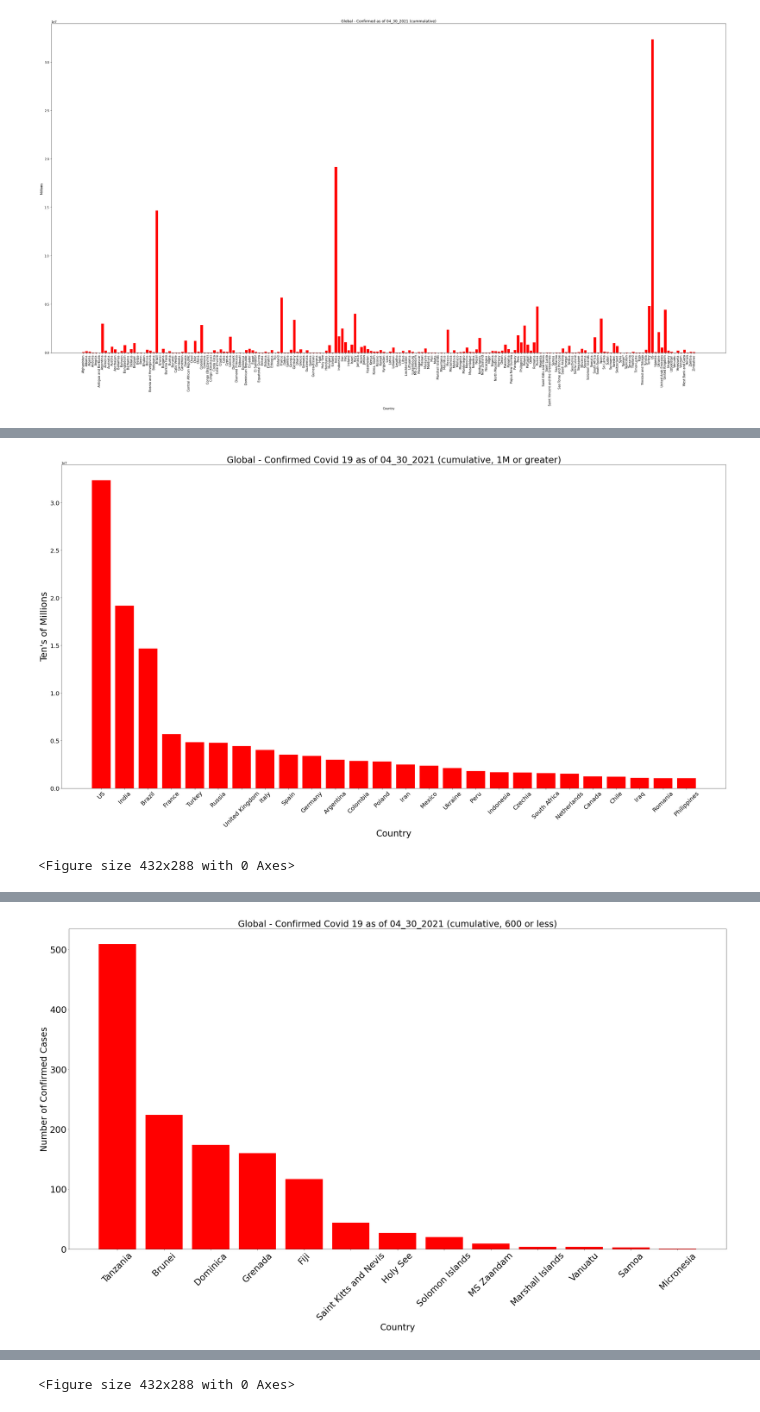
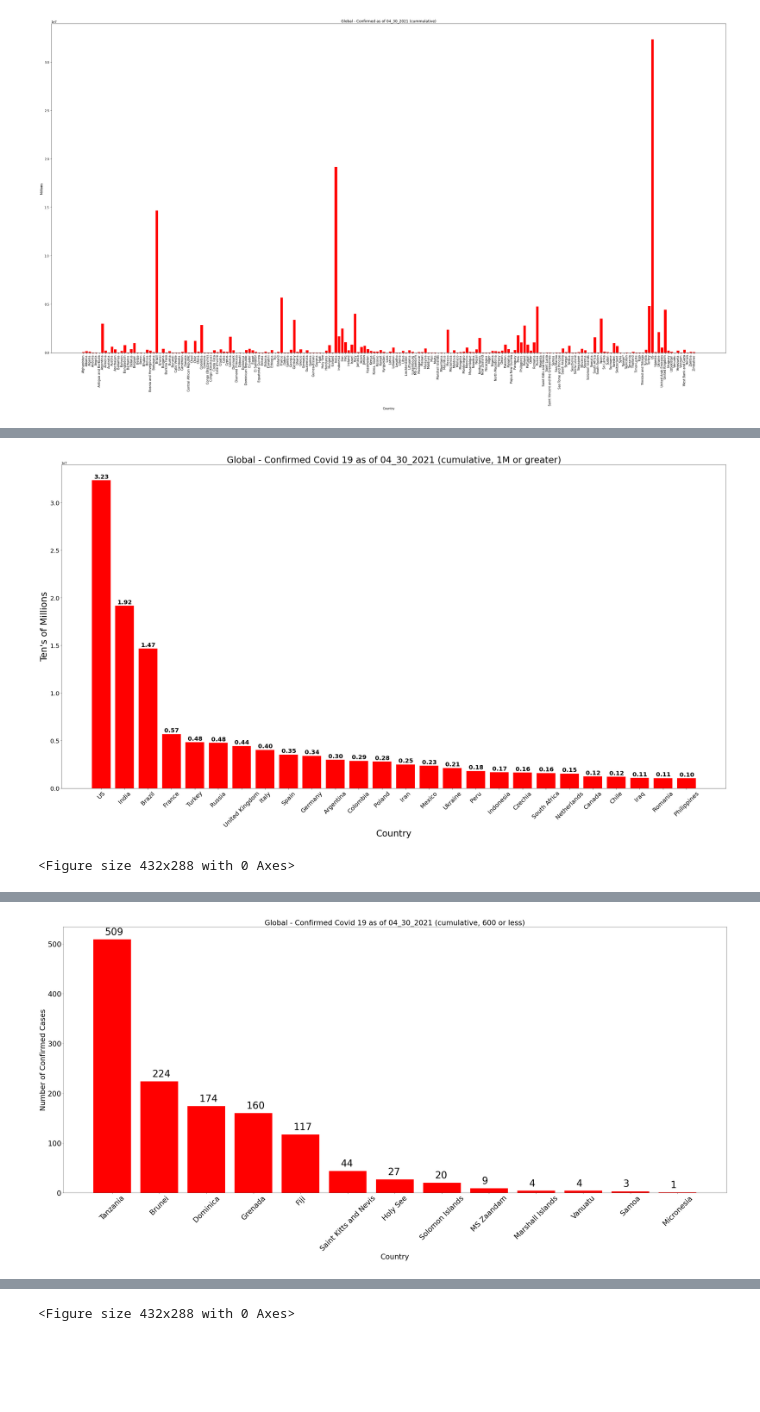
Before and after one commit to makbarish/Grp5_Project1_Covid19, a Jupyter notebook: Clay/Covid_19_Cumulatinve_Bar_Charts_Conf_Deaths_Recoveries.ipynb, the cells around one changed output, grey strips where cells are left out. Drawn from its saved outputs; the diff is of its cells as text; code cells hidden in the pictures; blank space fills up the shorter version.

```diff
--- a/Clay/Covid_19_Cumulatinve_Bar_Charts_Conf_Deaths_Recoveries.ipynb
+++ b/Clay/Covid_19_Cumulatinve_Bar_Charts_Conf_Deaths_Recoveries.ipynb
@@ -238,9 +238,13 @@ plt.ylabel("Ten's of Millions", fontsize = 30)
 plt.title("Global - Confirmed Covid 19 as of 04_30_2021 (cumulative, 1M or greater)", fontsize = 30)
 plt.xticks(rotation = 45, fontsize = 20)
 plt.yticks(fontsize = 20)
+
+for index,data in enumerate(y_axis):
+    plt.text(x=index-.3, y =data+200000, s=f"{format((data/10000000),'.2f')}", fontdict=dict(fontsize=20), weight="bold")
+
 plt.show()
 # %% [output]
-[figure, old version]
+[figure, new version]
 # %%
 plt.savefig("global_confirmed_cummulative_by_country_1M_or_greater.png")
 # %% [output]
@@ -266,22 +270,28 @@ confirmed_19_df_by_country[filt2].sort_values(by = "Confirmed", ascending = Fals
 # %%
 confirmed_19_df_by_country[filt2].sort_values(by = "Confirmed", ascending = False)
 # confirmed_19_df_by_country[filt].sort_values(by = "Confirmed", ascending = False)
 plt.figure(figsize=(40,20))
 # plt.figure.subplots_adjust(left=0.115, right=0.88)
 y_axis = confirmed_19_df_by_country[filt2].sort_values(by = "Confirmed", ascending = False)["Confirmed"]
 x_axis = confirmed_19_df_by_country[filt2].sort_values(by = "Confirmed", ascending = False)["Country/Region"]
 pos = np.arange(len(x_axis))
 # x_pos = [0]
 # x_axis.margins(0.01, 0)
 plt.bar(x_axis, y_axis, width = 0.8, color='r', alpha=1.0, align="center")
 plt.xlabel("Country", fontsize = 30)
 plt.ylabel("Number of Confirmed Cases", fontsize = 30)
 plt.title("Global - Confirmed Covid 19 as of 04_30_2021 (cumulative, 600 or less)", fontsize = 30)
 plt.xticks(rotation = 45, fontsize = 30)
 plt.yticks(fontsize = 30)
+
+for index,data in enumerate(y_axis):
+    plt.text(x=index-0.15 , y =data+9, s=f"{data}", fontdict=dict(fontsize=40))
+
+plt.tight_layout()
+
 plt.show()
 # %% [output]
-[figure, old version]
+[figure, new version]
 # %%
 # confirmed_19_df_by_country.index.list_values == ['2020-01-22']
 filt2 = (confirmed_19_df_by_country["Date"] == "2020-01-22") & (confirmed_19_df_by_country["Confirmed"] >= 1)
```
Also changed, not shown: parts of 1 cell of this notebook, 4 other files.
